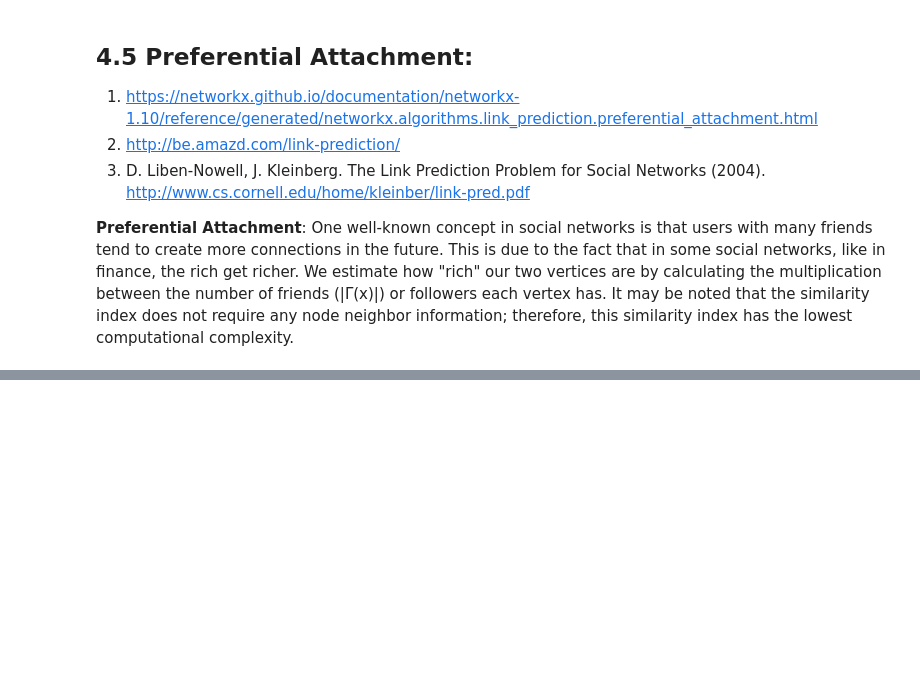
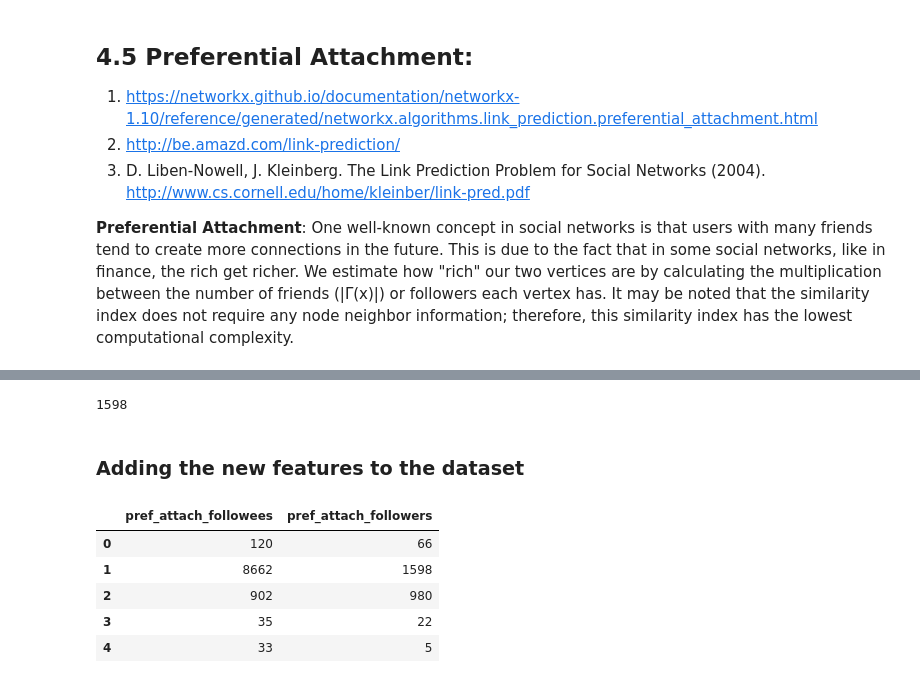
Before and after one commit to saugatapaul1010/Social-Network-Graph-Link-Prediction, a Jupyter notebook: FB_Feature_Engineering.ipynb, the cells around one changed output, grey strips where cells are left out. Saved outputs shown, nothing was run; the diff lists cells and outputs as text; code cells hidden in the pictures; blank space fills up the shorter version.

Commit message:
Preferential Attachment Done + Reorganization

```diff
--- a/FB_Feature_Engineering.ipynb
+++ b/FB_Feature_Engineering.ipynb
@@ -66,14 +76,14 @@ Index(['source_node', 'destination_node', 'indicator_link',
 3. D. Liben-Nowell, J. Kleinberg. The Link Prediction Problem for Social Networks (2004). http://www.cs.cornell.edu/home/kleinber/link-pred.pdf
 
 <b>Preferential Attachment</b>: One well-known concept in social networks is that users with many friends tend to create more connections in the future. This is due to the fact that in some social networks, like in finance, the rich get richer. We estimate how "rich" our two vertices are by calculating the multiplication between the number of friends (|Γ(x)|) or followers each vertex has. It may be noted that the similarity index does not require any node neighbor information; therefore, this similarity index has the lowest computational complexity.
-# %%
-def preferential_attac(graph, source, dest):
-    source_neigh = len(graph.neighbors(source)) #Number of neighbors for the source nodes
-    dest_neigh = len(graph.neighbors(dest)) #Number of neighbors for the
-    pa_score = source_neigh * dest_neigh
-
-preferential_attac(train_graph)
-
-
-df_final_train['jaccard_followers'] = df_final_train.apply(lambda row:
-                                            jaccard_for_followers(row['source_node'],row['destination_node']),axis=1)
+# %%
+#Preferential attachment for followees
+def prefer_attach_followees(a,b):
+    try:
+        if (len(set(train_graph.successors(a))) == 0  | len(set(train_graph.successors(b))) == 0):
+            return 0
+        else:
+            pa_score = len(set(train_graph.successors(a))) * len(set(train_graph.successors(b)))
+    except:
+        return 0
+    return pa_score
@@ -79,0 +94,21 @@ df_final_train['jaccard_followers'] = df_final_train.apply(lambda row:
+# %%
+#Preferential attachment for followees
+def prefer_attach_followers(a,b):
+    try:
+        if (len(set(train_graph.predecessors(a))) == 0  | len(set(train_graph.predecessors(b))) == 0):
+            return 0
+        else:
+            pa_score = len(set(train_graph.predecessors(a))) * len(set(train_graph.predecessors(b)))
+    except:
+        return 0
+    return pa_score
+# %%
+prefer_attach_followers(832016, 1543415)
+# %% [output]
+1598
+# %% [markdown]
+### Adding the new features to the dataset
+# %%
+#Adding features to train data
+df_final_train['pref_attach_followees'] = df_final_train.apply(lambda row: prefer_attach_followees(row['source_node'],row['destination_node']),axis=1)
+df_final_train['pref_attach_followers'] = df_final_train.apply(lambda row: prefer_attach_followers(row['source_node'],row['destination_node']),axis=1)
@@ -79,0 +119,9 @@ df_final_train['jaccard_followers'] = df_final_train.apply(lambda row:
+# %%
+df_final_train[['pref_attach_followees','pref_attach_followers']].head()
+# %% [output]
+|  | pref_attach_followees | pref_attach_followers |
+| 0 | 120 | 66 |
+| 1 | 8662 | 1598 |
+| 2 | 902 | 980 |
+| 3 | 35 | 22 |
+| 4 | 33 | 5 |
```
Also changed, not shown: parts of 5 cells of this notebook, 3 other files.
